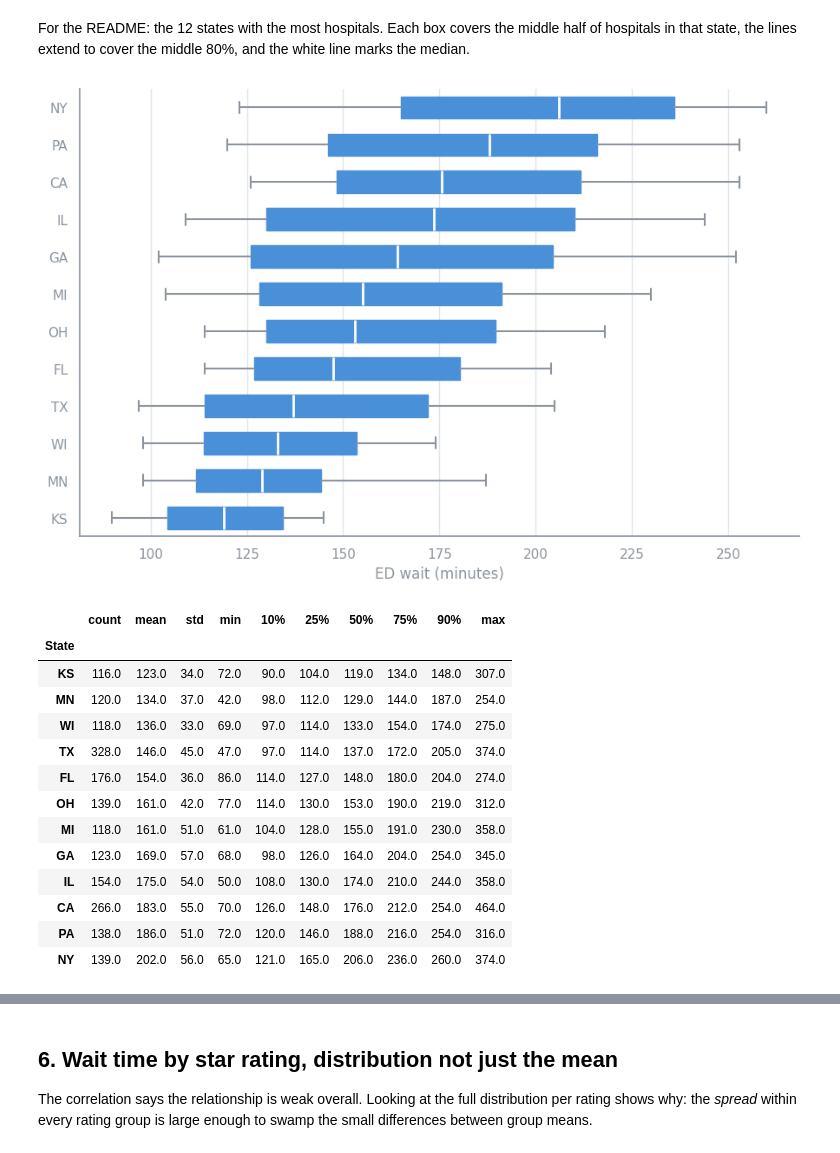
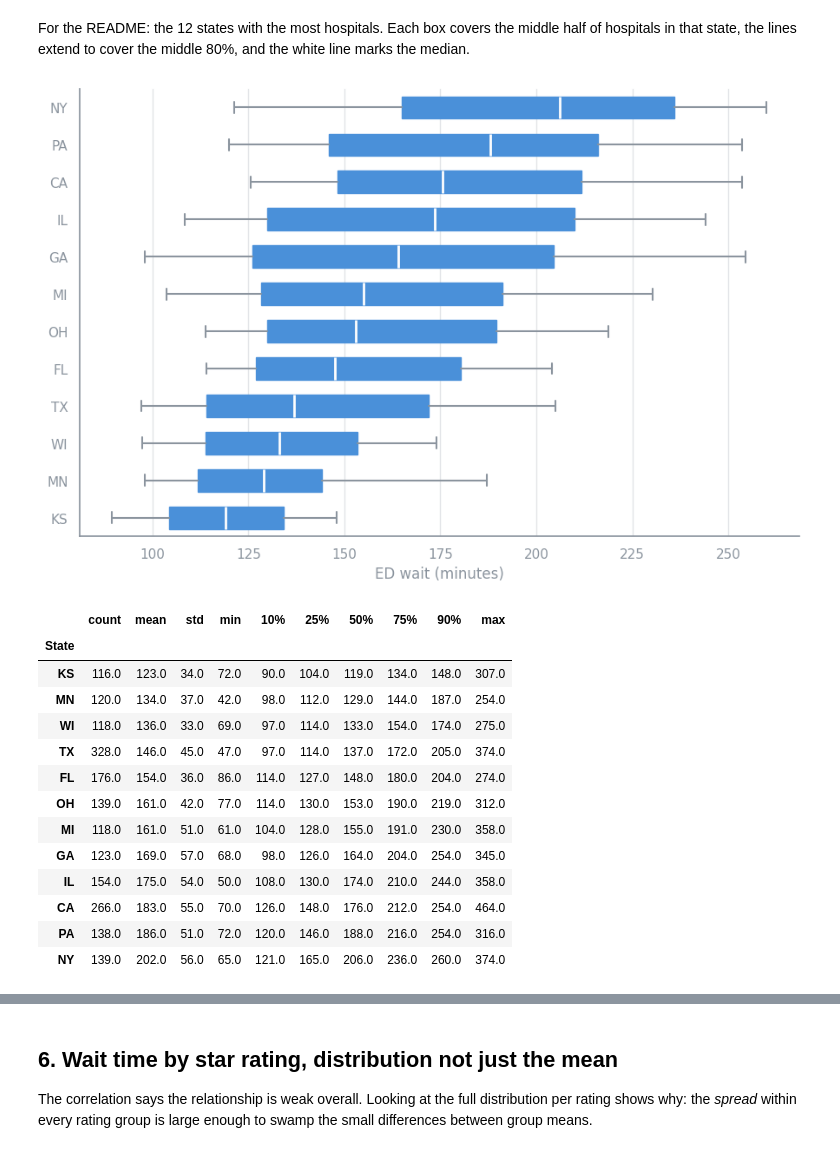
Before and after one commit to grimrabbit/healthcare-cms-dashboard, a Jupyter notebook: notebook/cms_analysis.ipynb, the cells around one changed output, grey strips where cells are left out. Cells and saved outputs as stored; diff of their text form; code cells hidden in the pictures.

Commit message:
Revise README, fix box plot whiskers, add ED volume analysis (View 7)

```diff
--- a/notebook/cms_analysis.ipynb
+++ b/notebook/cms_analysis.ipynb
@@ -276,28 +276,35 @@ line marks the median.
 # %%
 big = ed["State"].value_counts().head(12).index
 sub = ed[ed["State"].isin(big)]
 order = sub.groupby("State")["ed_wait_minutes"].median().sort_values().index
 
+# Whiskers are drawn exactly at the 10th and 90th percentiles (matplotlib's default
+# would snap them to the nearest actual hospital inside that range).
+stats_ = []
+for st in order:
+    x = sub.loc[sub["State"] == st, "ed_wait_minutes"]
+    p10, q1, med, q3, p90 = np.percentile(x, [10, 25, 50, 75, 90])
+    stats_.append({"whislo": p10, "q1": q1, "med": med, "q3": q3, "whishi": p90, "fliers": [], "label": st})
+
 fig, ax = plt.subplots(figsize=(9, 6))
-ax.boxplot(
-    [sub.loc[sub["State"] == st, "ed_wait_minutes"] for st in order],
-    vert=False, whis=(10, 90), showfliers=False, patch_artist=True, widths=0.6,
+ax.bxp(
+    stats_, vert=False, showfliers=False, patch_artist=True, widths=0.6,
     boxprops={"facecolor": BLUE, "color": BLUE},
     medianprops={"color": "white", "linewidth": 2},
     whiskerprops={"color": GRAY, "linewidth": 1.5},
     capprops={"color": GRAY, "linewidth": 1.5},
 )
 ax.set_yticks(range(1, len(order) + 1))
 ax.set_yticklabels(order)
 ax.set_xlabel("ED wait (minutes)")
 ax.grid(axis="y", visible=False)
 plt.tight_layout()
 plt.savefig("../docs/screenshots/ed_wait_by_state.png", dpi=150)
 plt.show()
 
 sub.groupby("State")["ed_wait_minutes"].describe(percentiles=[0.1, 0.25, 0.5, 0.75, 0.9]).loc[order].round(0)
 # %% [output]
-[figure, old version]
+[figure, new version]
 |  | count | mean | std | min | 10% | 25% | 50% | 75% | 90% | max |
 | State |  |  |  |  |  |  |  |  |  |  |
 | KS | 116.0 | 123.0 | 34.0 | 72.0 | 90.0 | 104.0 | 119.0 | 134.0 | 148.0 | 307.0 |
```
Also changed, not shown: parts of 4 cells of this notebook, 8 other files.
